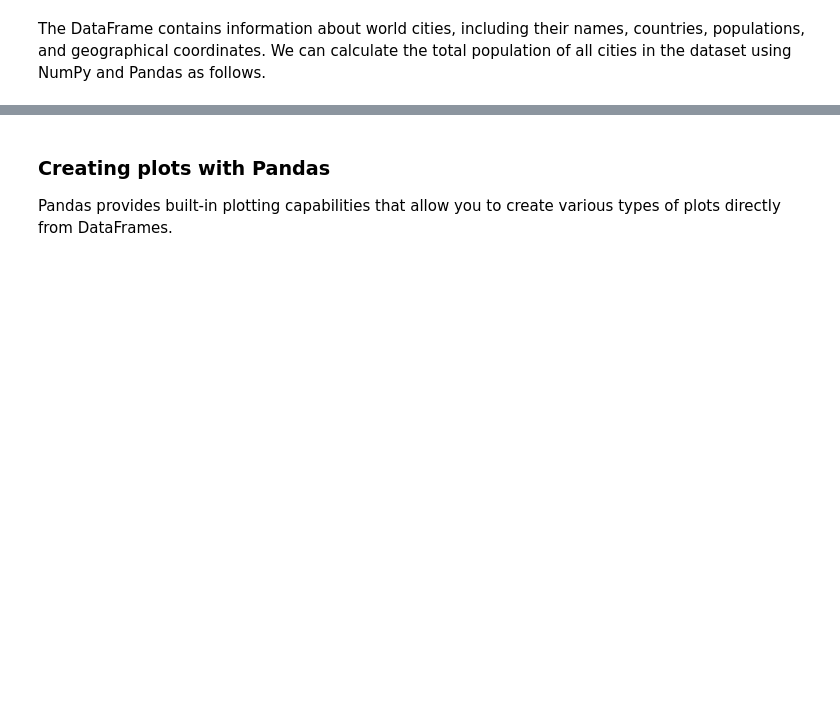
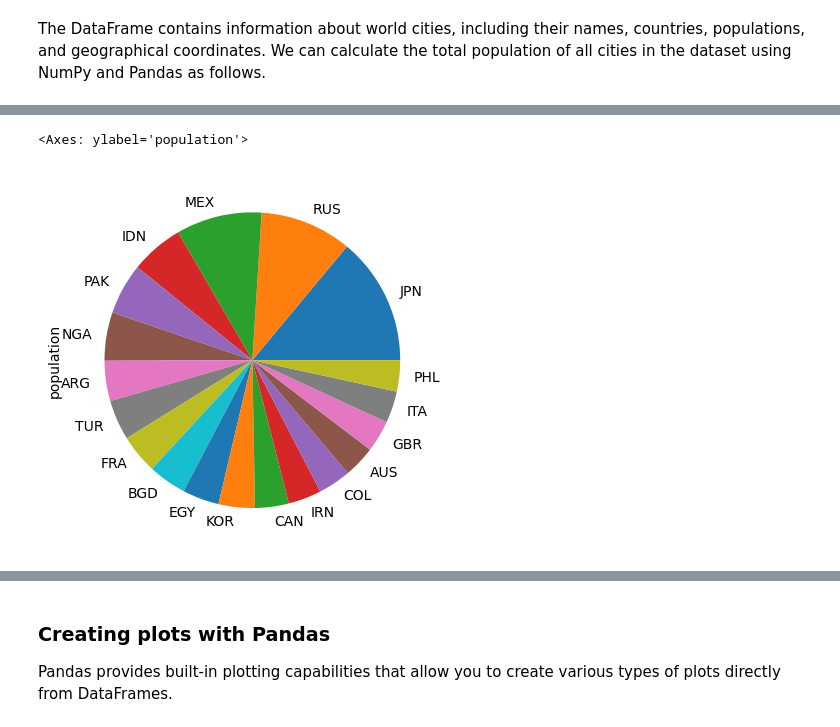
Before and after one commit to felwind14/py4geo, a Jupyter notebook: book/python/08_numpy_pandas.ipynb, the cells around one changed output, grey strips where cells are left out. Cells and saved outputs as stored; diff of their text form; code cells hidden in the pictures; blank space fills up the shorter version.

```diff
--- a/book/python/08_numpy_pandas.ipynb
+++ b/book/python/08_numpy_pandas.ipynb
@@ -359,0 +691,6 @@ np.sum(df["population"])
+# %%
+df_country_grouped = df.groupby("country")["population"].sum().sort_values(ascending=False)
+df_country_grouped
+
+filtered_group = df_country_grouped[ (df_country_grouped>15000000) & (df_country_grouped < 80000000)]
+filtered_group
@@ -359,0 +729,5 @@ np.sum(df["population"])
+# %%
+filtered_group.plot.pie()
+# %% [output]
+<Axes: ylabel='population'>
+[figure, added]
```
Also changed, not shown: parts of 76 cells of this notebook, 3 other files.
